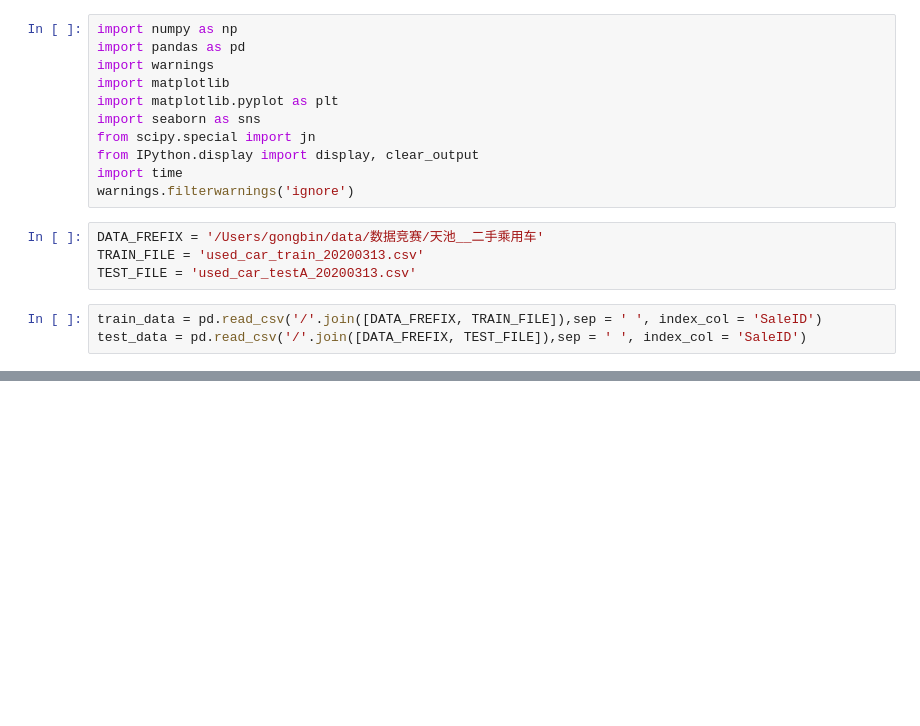
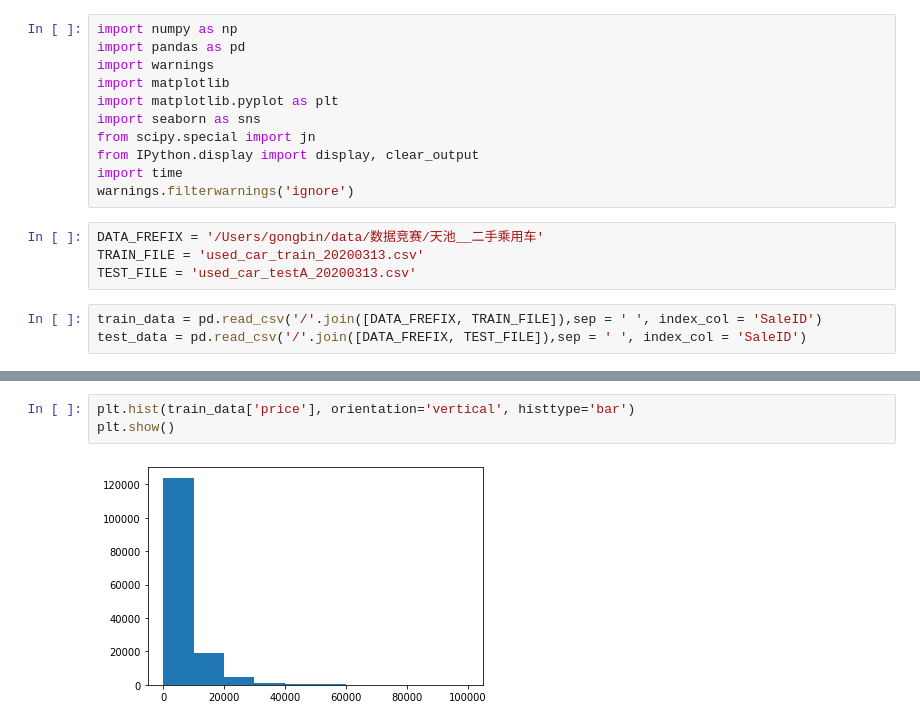
Before and after one commit to gong-bin/DataWahle-SecondHandCar, a Jupyter notebook: 01-EDA.ipynb, the cells around one changed output, grey strips where cells are left out. Drawn from its saved outputs; the diff is of its cells as text; blank space fills up the shorter version.

```diff
--- a/01-EDA.ipynb
+++ b/01-EDA.ipynb
@@ -40,0 +107,5 @@ memory usage: 40.5+ MB
+# %%
+plt.hist(train_data['price'], orientation='vertical', histtype='bar')
+plt.show()
+# %% [output]
+[figure, added]
```
Also changed, not shown: parts of 10 cells of this notebook.
